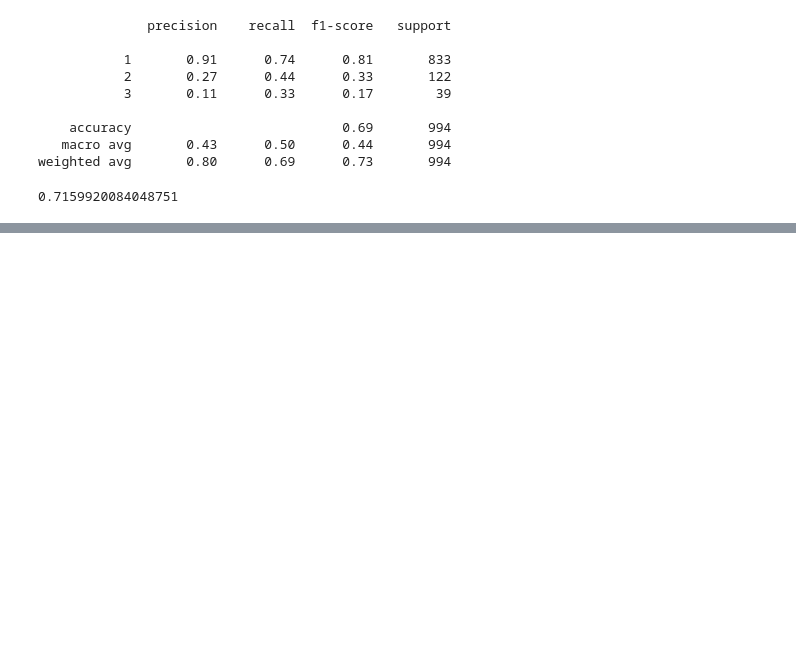
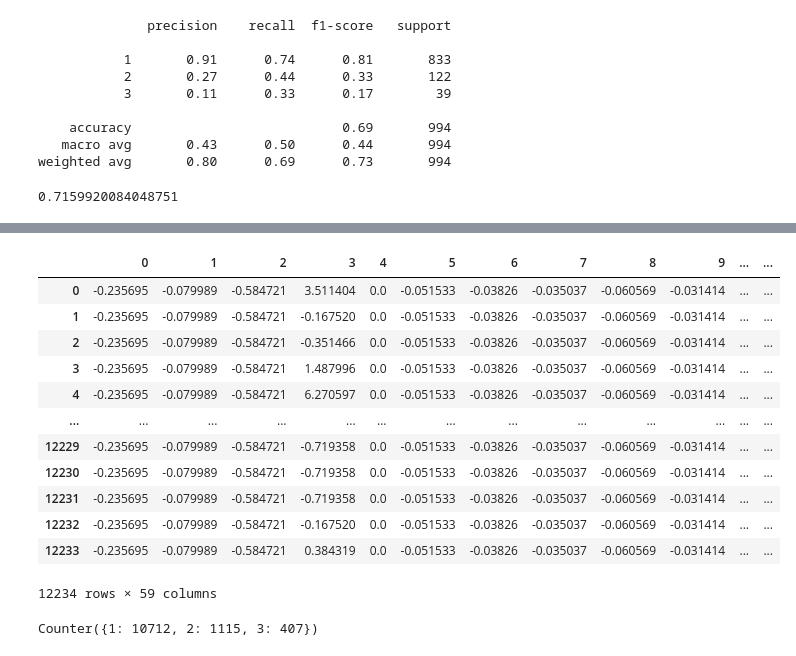
Before and after one commit to ProyectoDeGrado-2023-20/PG, a Jupyter notebook: Ideas/Models/Bagging Trees.ipynb, the cells around one changed output, grey strips where cells are left out. Saved outputs shown, nothing was run; the diff lists cells and outputs as text; code cells hidden in the pictures; blank space fills up the shorter version.

```diff
--- a/Ideas/Models/Bagging Trees.ipynb
+++ b/Ideas/Models/Bagging Trees.ipynb
@@ -238,0 +254,2 @@ roc_auc_score(y_test, clf_rf.predict_proba(X_test_scaled), multi_class='ovo')
+# %%
+df_otras = df[df['num nivel atencion'].isna()].copy()
@@ -238,0 +274,2 @@ roc_auc_score(y_test, clf_rf.predict_proba(X_test_scaled), multi_class='ovo')
+# %%
+X_new = df_otras[list(df_publicas.columns)[3:]].copy()
@@ -238,0 +292,18 @@ roc_auc_score(y_test, clf_rf.predict_proba(X_test_scaled), multi_class='ovo')
+# %%
+X_new_scaled = scaler.transform(X_new)
+# %%
+pd.DataFrame(X_new_scaled)
+# %% [output]
+|  | 0 | 1 | 2 | 3 | 4 | 5 | 6 | 7 | 8 | 9 | ... | ... |
+| 0 | -0.235695 | -0.079989 | -0.584721 | 3.511404 | 0.0 | -0.051533 | -0.03826 | -0.035037 | -0.060569 | -0.031414 | ... | ... |
+| 1 | -0.235695 | -0.079989 | -0.584721 | -0.167520 | 0.0 | -0.051533 | -0.03826 | -0.035037 | -0.060569 | -0.031414 | ... | ... |
+| 2 | -0.235695 | -0.079989 | -0.584721 | -0.351466 | 0.0 | -0.051533 | -0.03826 | -0.035037 | -0.060569 | -0.031414 | ... | ... |
+| 3 | -0.235695 | -0.079989 | -0.584721 | 1.487996 | 0.0 | -0.051533 | -0.03826 | -0.035037 | -0.060569 | -0.031414 | ... | ... |
+| 4 | -0.235695 | -0.079989 | -0.584721 | 6.270597 | 0.0 | -0.051533 | -0.03826 | -0.035037 | -0.060569 | -0.031414 | ... | ... |
+| ... | ... | ... | ... | ... | ... | ... | ... | ... | ... | ... | ... | ... |
+| 12229 | -0.235695 | -0.079989 | -0.584721 | -0.719358 | 0.0 | -0.051533 | -0.03826 | -0.035037 | -0.060569 | -0.031414 | ... | ... |
+| 12230 | -0.235695 | -0.079989 | -0.584721 | -0.719358 | 0.0 | -0.051533 | -0.03826 | -0.035037 | -0.060569 | -0.031414 | ... | ... |
+| 12231 | -0.235695 | -0.079989 | -0.584721 | -0.719358 | 0.0 | -0.051533 | -0.03826 | -0.035037 | -0.060569 | -0.031414 | ... | ... |
+| 12232 | -0.235695 | -0.079989 | -0.584721 | -0.167520 | 0.0 | -0.051533 | -0.03826 | -0.035037 | -0.060569 | -0.031414 | ... | ... |
+| 12233 | -0.235695 | -0.079989 | -0.584721 | 0.384319 | 0.0 | -0.051533 | -0.03826 | -0.035037 | -0.060569 | -0.031414 | ... | ... |
+12234 rows × 59 columns
@@ -238,0 +312,4 @@ roc_auc_score(y_test, clf_rf.predict_proba(X_test_scaled), multi_class='ovo')
+# %%
+Counter(predictions)
+# %% [output]
+Counter({1: 10712, 2: 1115, 3: 407})
```
Also changed, not shown: parts of 8 cells of this notebook.
